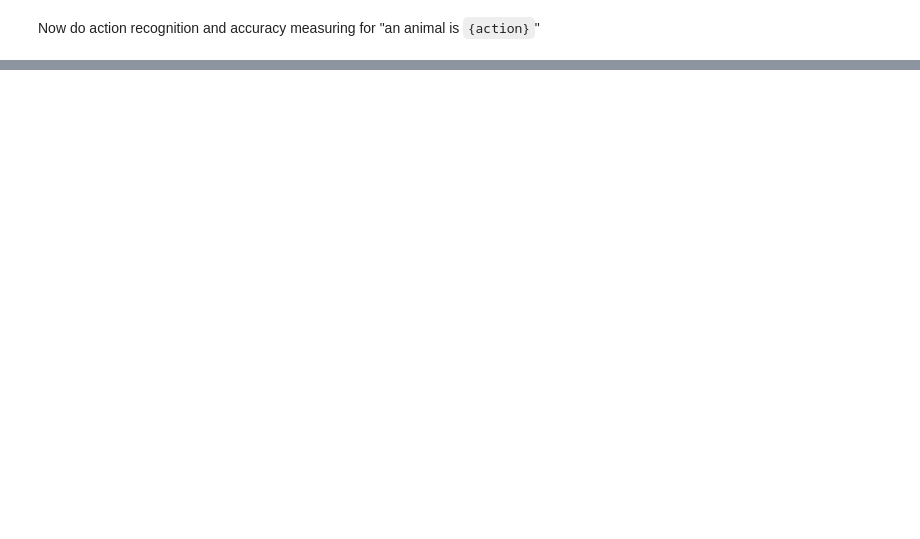
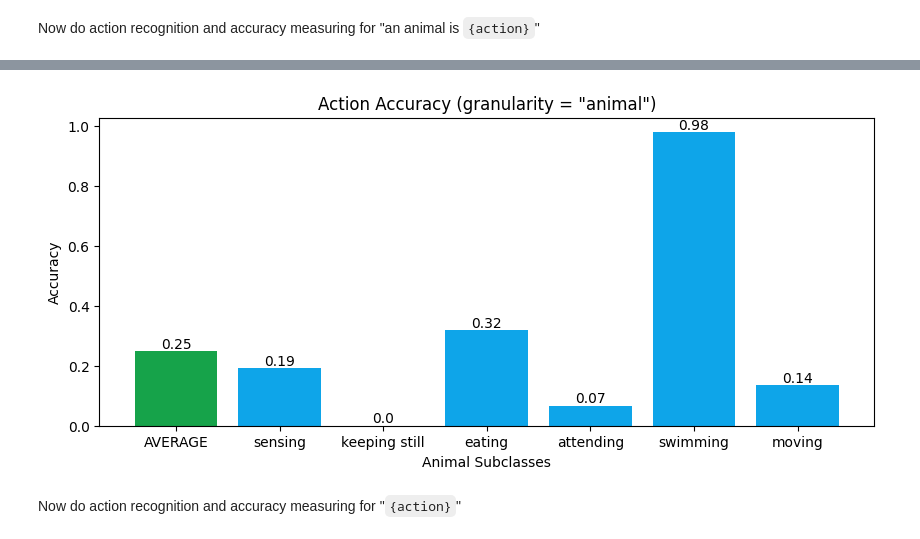
Before and after one commit to jonathanlin0/research_transfer, a Jupyter notebook: baselines/AK_AR_image/blip.ipynb, the cells around one changed output, grey strips where cells are left out. Drawn from its saved outputs; the diff is of its cells as text; code cells hidden in the pictures; blank space fills up the shorter version.

```diff
--- a/baselines/AK_AR_image/blip.ipynb
+++ b/baselines/AK_AR_image/blip.ipynb
@@ -326,0 +388,20 @@ plt.show()
+# %%
+categories3_animal = list(database_actions_animal.keys())
+values3_animal = list(database_actions_animal.values())
+categories3_animal.insert(0, "AVERAGE")
+values3_animal.insert(0, database_actions_animal_avg.count(1) / len(database_actions_animal_avg))
+
+plt.figure(figsize=(10, 4))
+
+plt.bar(categories3_animal, values3_animal, color=["#16a34a", "#0ea5e9", "#0ea5e9", "#0ea5e9", "#0ea5e9", "#0ea5e9", "#0ea5e9"])
+plt.xlabel('Animal Subclasses')
+plt.ylabel('Accuracy')
+plt.title('Action Accuracy (granularity = "animal")')
+for i, v in enumerate(values3_animal):
+    plt.text(i, v, str(round(v, 2)), ha='center', va='bottom')
+
+plt.show()
+# %% [output]
+[figure, added]
+# %% [markdown]
+Now do action recognition and accuracy measuring for "`{action}`"
```
Also changed, not shown: parts of 15 cells of this notebook, 2 other files.
